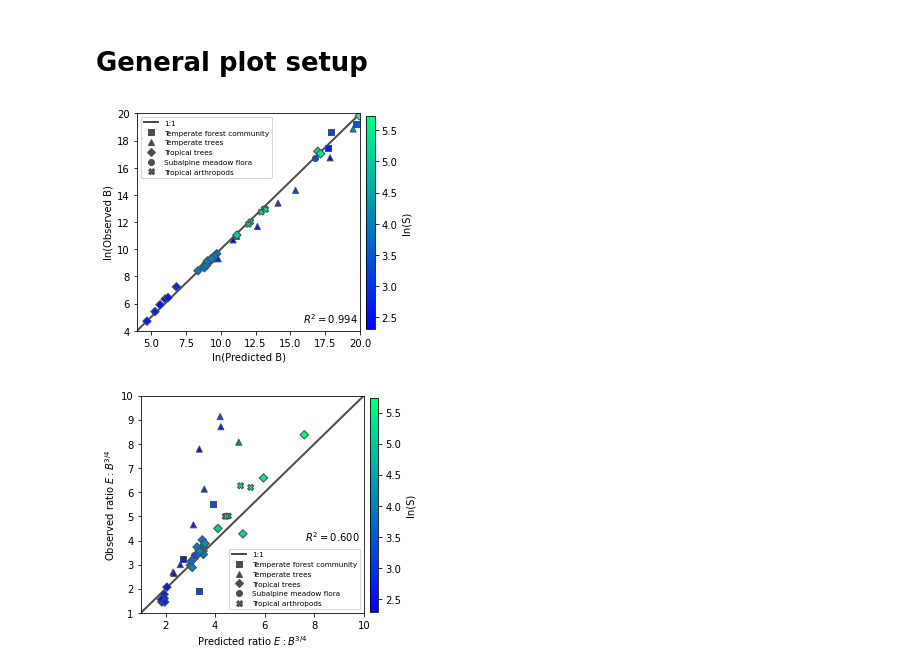
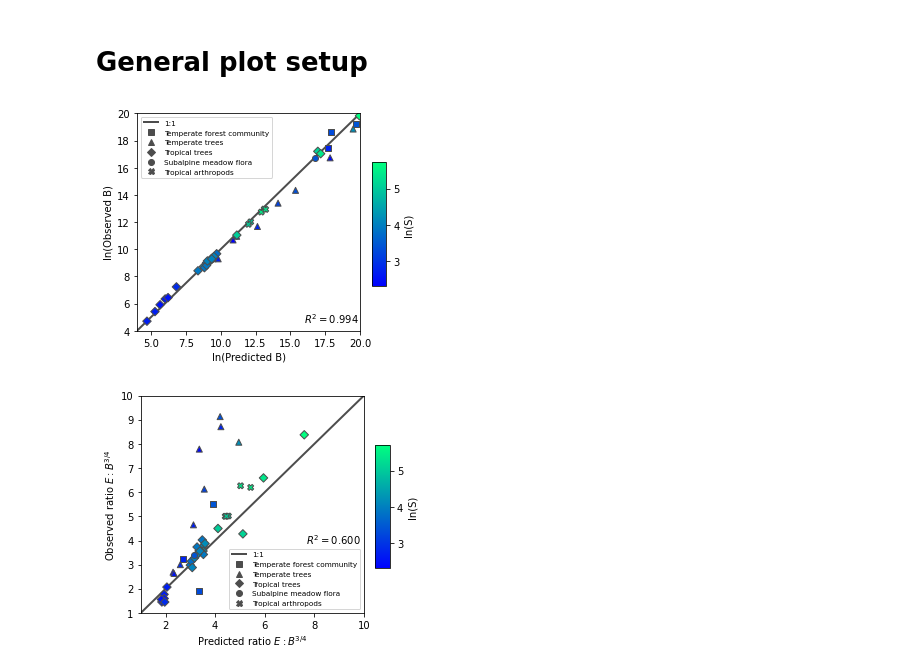
Before and after one commit to micbru/equation_of_state, a Jupyter notebook: PaperPlots.ipynb, the cells around one changed output. Cells and saved outputs as stored; diff of their text form; code cells hidden in the pictures.

```diff
--- a/PaperPlots.ipynb
+++ b/PaperPlots.ipynb
@@ -66,7 +65,7 @@ for m,s in zip(mlist,stype):
     im = ax.scatter(xdata[inds],ydata[inds],marker=m,c=np.log(data['S'][inds]),norm=norm,cmap=cm,edgecolor='0.3')
 
 # Colorbar
-cax = fig.add_axes([0.92, 0.13, 0.03, 0.74])
+cax = fig.add_axes([0.94, 0.28, 0.05, 0.43])
 fig.colorbar(im, cax = cax,label='ln(S)')
 
 # Set range
@@ -79,34 +78,34 @@ rmin = np.min([ymin,xmin])
 rmax = np.max([ymax,xmax])
 ax.set_ylim(rmin,rmax)
 ax.set_xlim(rmin,rmax)
 
 # Labels
 ax.set_xlabel('ln(Predicted B)')
 ax.set_ylabel('ln(Observed B)')
 
  # Add in R^2 value from regression
 lin = linregress(xdata,ydata)
 xlin = np.linspace(xmin,xmax)
 ax.annotate(r'$R^2 = {:.3f}$'.format(lin[2]**2),(0.64,0.17),xycoords='figure fraction')
 # Previous location was (0.73,0.17)
 
 # Legend
 # Plot a bunch of empty points. Not sure if this is the best way, but it's how I'm doing it!
 leg = {}
 for m,s in zip(mlist,stype):
     leg[s], = ax.plot([],[],c='0.3',marker=m,linestyle="None")
 
 # Plot 1:1 line at the back and add to legend codes
 xrange = np.linspace(rmin,rmax)
 leg['1:1'], = ax.plot(xrange,xrange,lw=2,c='0.3',zorder=0)#,label='1:1 line') # Can add this back in
 lcodes = np.insert(stype,0,'1:1')
 
 ax.legend([leg[s] for s in lcodes],lcodes,prop={"size":7.3})#,frameon=False)#borderpad=0.0)
 
 # Save
 fig.savefig('Figures/fig1.pdf',bbox_inches='tight')
 # %% [output]
-[figure, old version]
+[figure, new version]
 # %%
 # Figure 2
 fig,ax = plt.subplots(figsize=(4,4))
@@ -120,8 +119,9 @@ for m,s in zip(mlist,stype):
     im = ax.scatter(xdata[inds],ydata[inds],marker=m,c=np.log(data['S'][inds]),norm=norm,cmap=cm,edgecolor='0.3')
 
 # Colorbar
-cax = fig.add_axes([0.92, 0.13, 0.03, 0.74])
+cax = fig.add_axes([0.94, 0.28, 0.05, 0.43])
 fig.colorbar(im, cax = cax,label='ln(S)')
+
 
 # Set range
 ymin = np.floor(np.min(ydata))
@@ -141,7 +141,7 @@ ax.set_ylabel(r'Observed ratio $E:B^{3/4}$')
 # Add in R^2 value from regression
 lin = linregress(xdata,ydata)
 xlin = np.linspace(xmin,xmax)
-ax.annotate(r'$R^2 = {:.3f}$'.format(lin[2]**2),(0.64,0.42),xycoords='figure fraction')
+ax.annotate(r'$R^2 = {:.3f}$'.format(lin[2]**2),(0.64,0.41),xycoords='figure fraction')
 # Previous location was (0.18,0.87)
 
 # Legend
@@ -160,4 +160,4 @@ ax.legend([leg[s] for s in lcodes],lcodes,prop={"size":7.3},loc='lower right')#,
 # Save
 fig.savefig('Figures/fig2.pdf',bbox_inches='tight')
 # %% [output]
-[figure, old version]
+[figure, new version]
```
Also changed, not shown: parts of 1 cell of this notebook, 15 other files.
